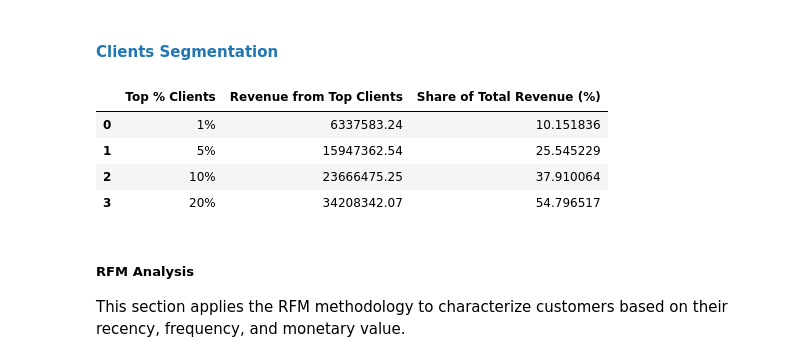
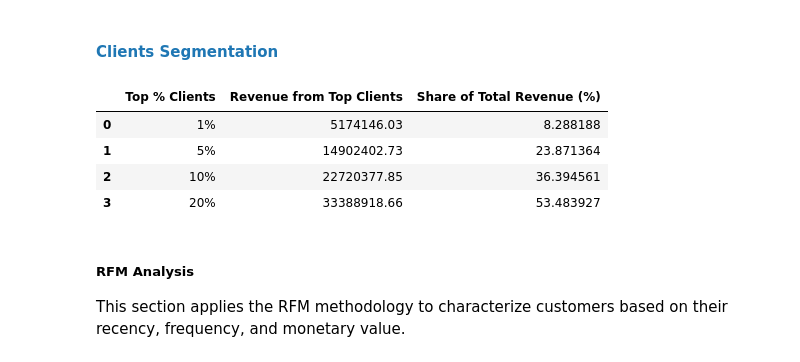
Before and after one commit to DomNoutsGit/Business_Data_Case, a Jupyter notebook: notebook_final.ipynb, the cells around one changed output. Saved outputs shown, nothing was run; the diff lists cells and outputs as text; code cells hidden in the pictures.

```diff
--- a/notebook_final.ipynb
+++ b/notebook_final.ipynb
@@ -706,35 +741,43 @@ Removing the top 5% of customers improves readability and highlights the behavio
 # %%
 # Revenue Contribution by Top Customers (1%, 5%, 10%, 20%)
 # Total revenue over the period
+df_rfm = (
+    df_retailer[df_retailer['event_name'] == 'Order']
+    .groupby('customer_id')
+    .agg(
+        monetary=('sales', 'sum')
+    )
+    .reset_index()
+)
 total_revenue = df_sales['sales'].sum()
 
 # Percentiles to analyze
 percentiles = [0.01, 0.05, 0.10, 0.20]
 
 # Compute revenue contribution for each percentile
 results = []
 
 for p in percentiles:
     top_clients = df_rfm.nlargest(int(len(df_rfm) * p), 'monetary')
     revenue_top = top_clients['monetary'].sum()
     pct_revenue = (revenue_top / total_revenue) * 100
 
     results.append({
         "Top % Clients": f"{int(p*100)}%",
         "Revenue from Top Clients": revenue_top,
         "Share of Total Revenue (%)": pct_revenue
     })
 
 # Convert to DataFrame
 revenue_contribution = pd.DataFrame(results)
 
 revenue_contribution
 # %% [output]
 |  | Top % Clients | Revenue from Top Clients | Share of Total Revenue (%) |
-| 0 | 1% | 6337583.24 | 10.151836 |
-| 1 | 5% | 15947362.54 | 25.545229 |
-| 2 | 10% | 23666475.25 | 37.910064 |
-| 3 | 20% | 34208342.07 | 54.796517 |
+| 0 | 1% | 5174146.03 | 8.288188 |
+| 1 | 5% | 14902402.73 | 23.871364 |
+| 2 | 10% | 22720377.85 | 36.394561 |
+| 3 | 20% | 33388918.66 | 53.483927 |
 # %% [markdown]
 ##### RFM Analysis
 This section applies the RFM methodology to characterize customers based on their recency, frequency, and monetary value.
```
Also changed, not shown: parts of 10 cells of this notebook.
